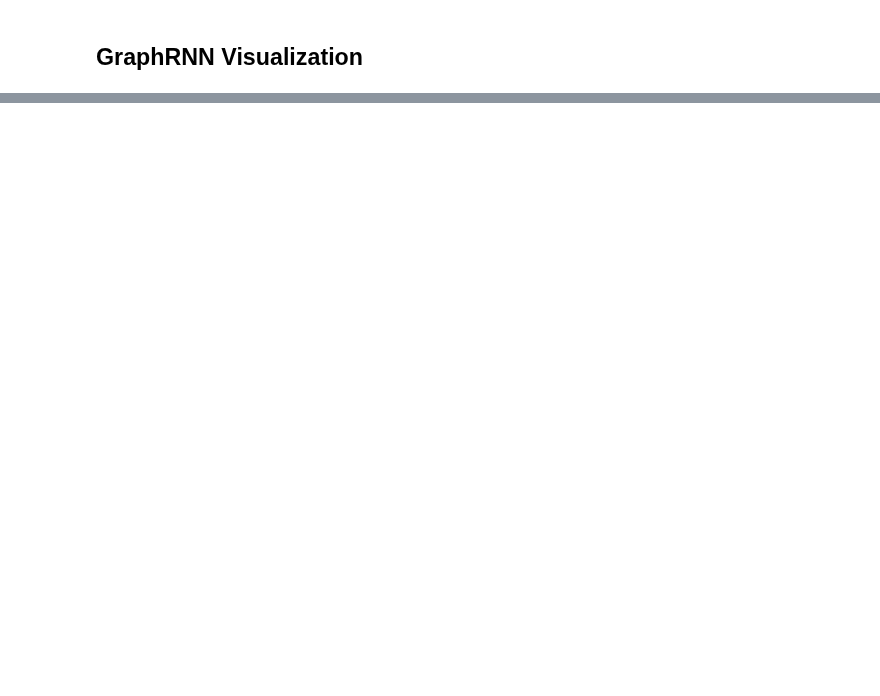
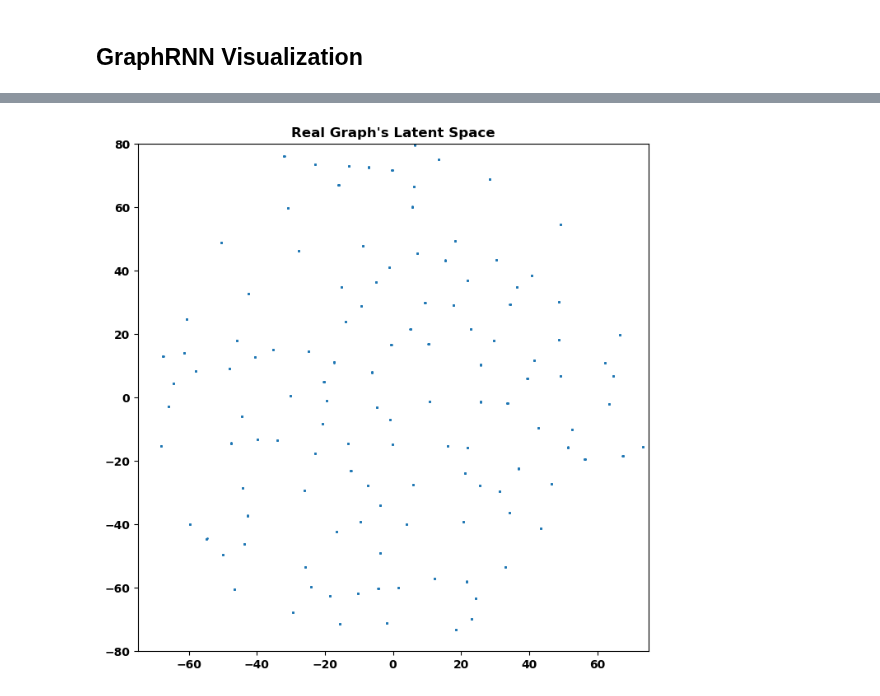
Before and after one commit to Barry0121/graph-neural-net-benchmark, a Jupyter notebook: src/visualization.ipynb, the cells around one changed output, grey strips where cells are left out. Cells and saved outputs as stored; diff of their text form; code cells hidden in the pictures; blank space fills up the shorter version.

Commit message:
Push Visualization#1 code

```diff
--- a/src/visualization.ipynb
+++ b/src/visualization.ipynb
@@ -43,2 +45,25 @@ plt.scatter(x, y, s=1)
 # %% [markdown]
 ## GraphRNN Visualization
+# %%
+# load models
+from models.generator import *
+from models.inverter import *
+from models.discriminator import *
+from models.dataset import *
+from models.args import *
+
+args = Args()
+# populate arguments
+train, labels = get_dataset_with_label(args.graph_type) # entire dataset as train
+args.batch_size = 512
+train_dataset = Graph_sequence_sampler_pytorch(train, labels, args)
+train_loader, adj_shape = get_dataloader_labels(train_dataset, args)
+noise_dim = args.hidden_size_rnn
+netG = GraphRNN(args=args)
+netI = Inverter(input_dim=512, output_dim=args.hidden_size_rnn, hidden_dim=256)
+netD = TestNN(adj_shape[0]*adj_shape[1], 1)
+
+# load weights
+netG.load_state_dict(torch.load("./cache/graphrnn/saved_model/generator.pth"))
+netI.load_state_dict(torch.load("./cache/graphrnn/saved_model/inverter.pth"))
+netD.load_state_dict(torch.load("./cache/graphrnn/saved_model/discriminator.pth"))
@@ -54,0 +140,19 @@ plt.scatter(x, y, s=1)
+# %%
+# real, latent
+real_latent_embed = TSNE(
+    n_components=2, learning_rate='auto',
+    init='random', perplexity=5
+).fit_transform(real_latent.reshape(args.batch_size, -1))
+x = real_latent_embed[:, 0]
+y = real_latent_embed[:, 1]
+plt.figure(figsize=(8,8))
+plt.xlim(-75, 75)
+plt.ylim(-80, 80)
+plt.scatter(x, y, s=1)
+plt.title("Real Graph's Latent Space")
+
+if not os.path.exists(args.graph_save_path):
+    os.makedirs(args.graph_save_path)
+plt.savefig(args.graph_save_path+"real_latent.png")
+# %% [output]
+[figure, added]
```
Also changed, not shown: parts of 13 cells of this notebook, 10 other files.
